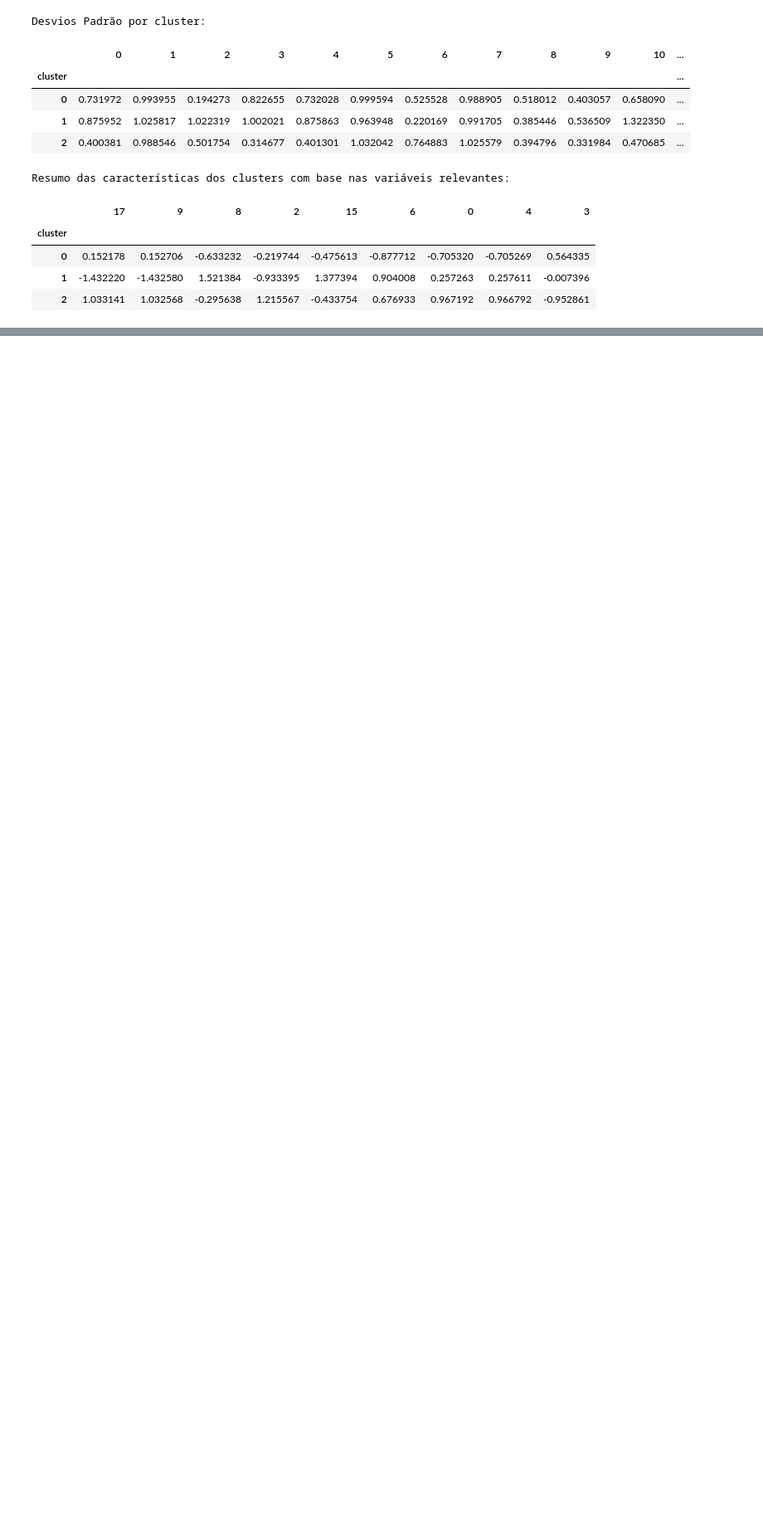
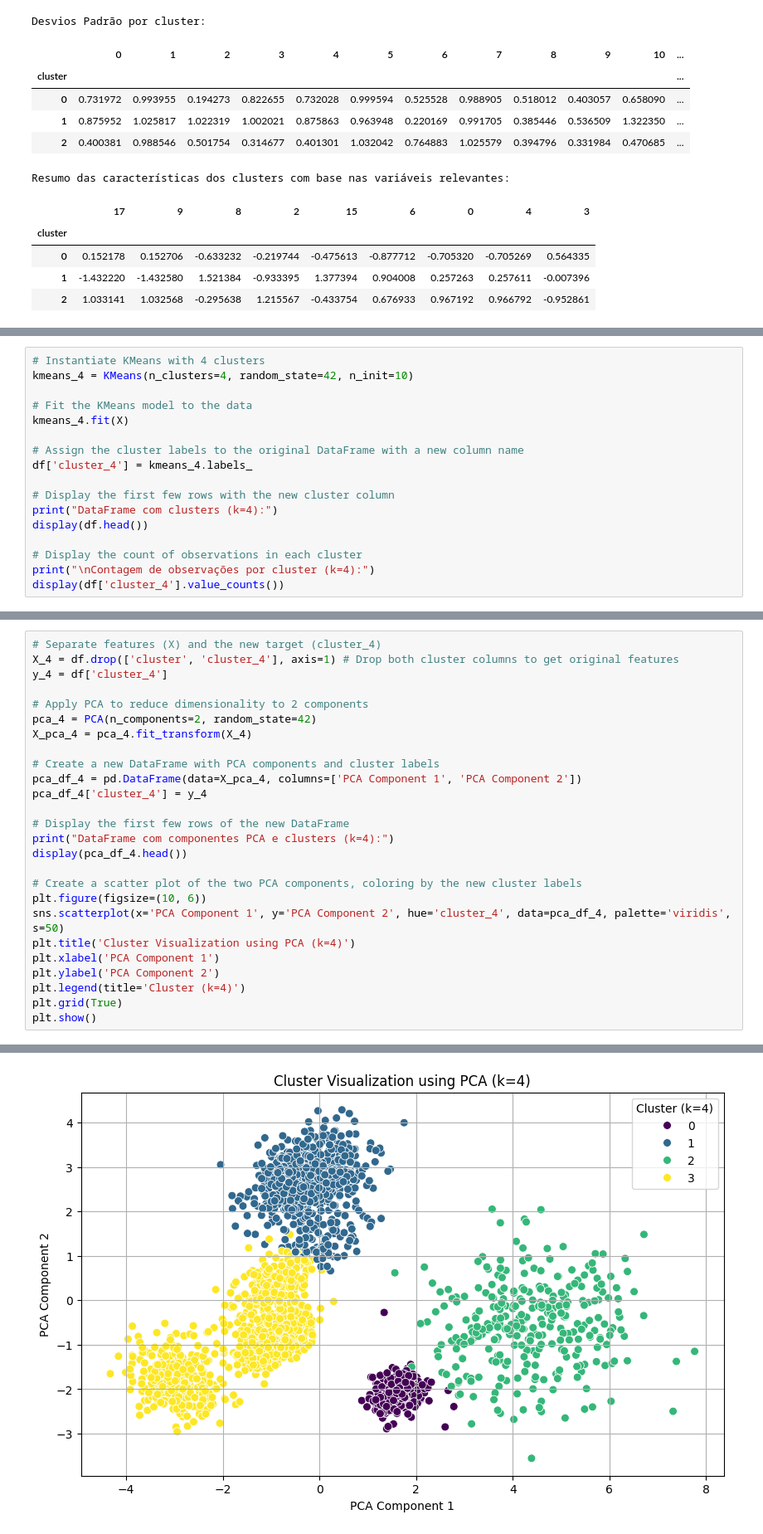
Before and after one commit to estevaoeller/A2T, a Jupyter notebook: EESP_IC_Atividade_03.ipynb, the cells around one changed output, grey strips where cells are left out. Shown at 83% size. Drawn from its saved outputs; the diff is of its cells as text; blank space fills up the shorter version.

```diff
--- a/EESP_IC_Atividade_03.ipynb
+++ b/EESP_IC_Atividade_03.ipynb
@@ -595,0 +617,17 @@ Resumo das características dos clusters com base nas variáveis relevantes:
+# %%
+# Instantiate KMeans with 4 clusters
+kmeans_4 = KMeans(n_clusters=4, random_state=42, n_init=10)
+
+# Fit the KMeans model to the data
+kmeans_4.fit(X)
+
+# Assign the cluster labels to the original DataFrame with a new column name
+df['cluster_4'] = kmeans_4.labels_
+
+# Display the first few rows with the new cluster column
+print("DataFrame com clusters (k=4):")
+display(df.head())
+
+# Display the count of observations in each cluster
+print("\nContagem de observações por cluster (k=4):")
+display(df['cluster_4'].value_counts())
@@ -595,0 +654,27 @@ Resumo das características dos clusters com base nas variáveis relevantes:
+# %%
+# Separate features (X) and the new target (cluster_4)
+X_4 = df.drop(['cluster', 'cluster_4'], axis=1) # Drop both cluster columns to get original features
+y_4 = df['cluster_4']
+
+# Apply PCA to reduce dimensionality to 2 components
+pca_4 = PCA(n_components=2, random_state=42)
+X_pca_4 = pca_4.fit_transform(X_4)
+
+# Create a new DataFrame with PCA components and cluster labels
+pca_df_4 = pd.DataFrame(data=X_pca_4, columns=['PCA Component 1', 'PCA Component 2'])
+pca_df_4['cluster_4'] = y_4
+
+# Display the first few rows of the new DataFrame
+print("DataFrame com componentes PCA e clusters (k=4):")
+display(pca_df_4.head())
+
+# Create a scatter plot of the two PCA components, coloring by the new cluster labels
+plt.figure(figsize=(10, 6))
+sns.scatterplot(x='PCA Component 1', y='PCA Component 2', hue='cluster_4', data=pca_df_4, palette='viridis', s=50)
+plt.title('Cluster Visualization using PCA (k=4)')
+plt.xlabel('PCA Component 1')
+plt.ylabel('PCA Component 2')
+plt.legend(title='Cluster (k=4)')
+plt.grid(True)
+plt.show()
+# %% [output]
@@ -595,0 +688 @@ Resumo das características dos clusters com base nas variáveis relevantes:
+[figure, added]
```
Also changed, not shown: parts of 22 cells of this notebook.
